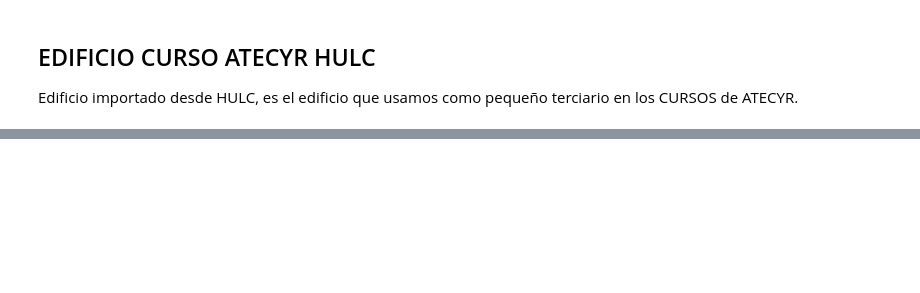
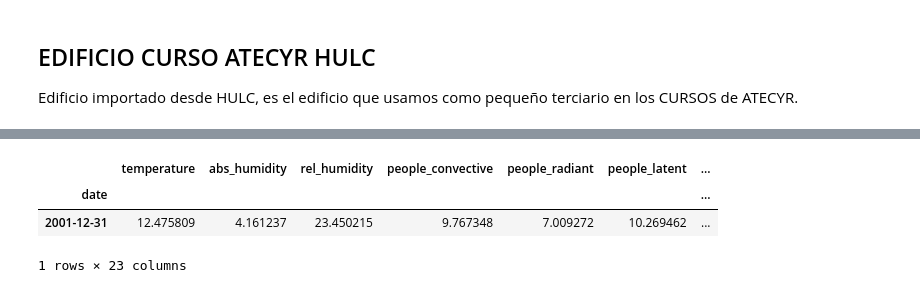
Before and after one commit to jfCoronel/OpenSimula, a Jupyter notebook: jupyter_test/EDIFICIO_CURSO_HULC.ipynb, the cells around one changed output, grey strips where cells are left out. Cells and saved outputs as stored; diff of their text form; code cells hidden in the pictures; blank space fills up the shorter version.

```diff
--- a/jupyter_test/EDIFICIO_CURSO_HULC.ipynb
+++ b/jupyter_test/EDIFICIO_CURSO_HULC.ipynb
@@ -69,0 +35,7 @@ Components list:
+# %%
+pro.component("P02_E01").variable_dataframe(frequency="yearly",value="sum",pos_neg_columns=["system_sensible_heat"])/1000/16.2037
+# %% [output]
+|  | temperature | abs_humidity | rel_humidity | people_convective | people_radiant | people_latent | ... |
+| date |  |  |  |  |  |  | ... |
+| 2001-12-31 | 12.475809 | 4.161237 | 23.450215 | 9.767348 | 7.009272 | 10.269462 | ... |
+1 rows × 23 columns
```
Also changed, not shown: parts of 4 cells of this notebook, 9 other files.
